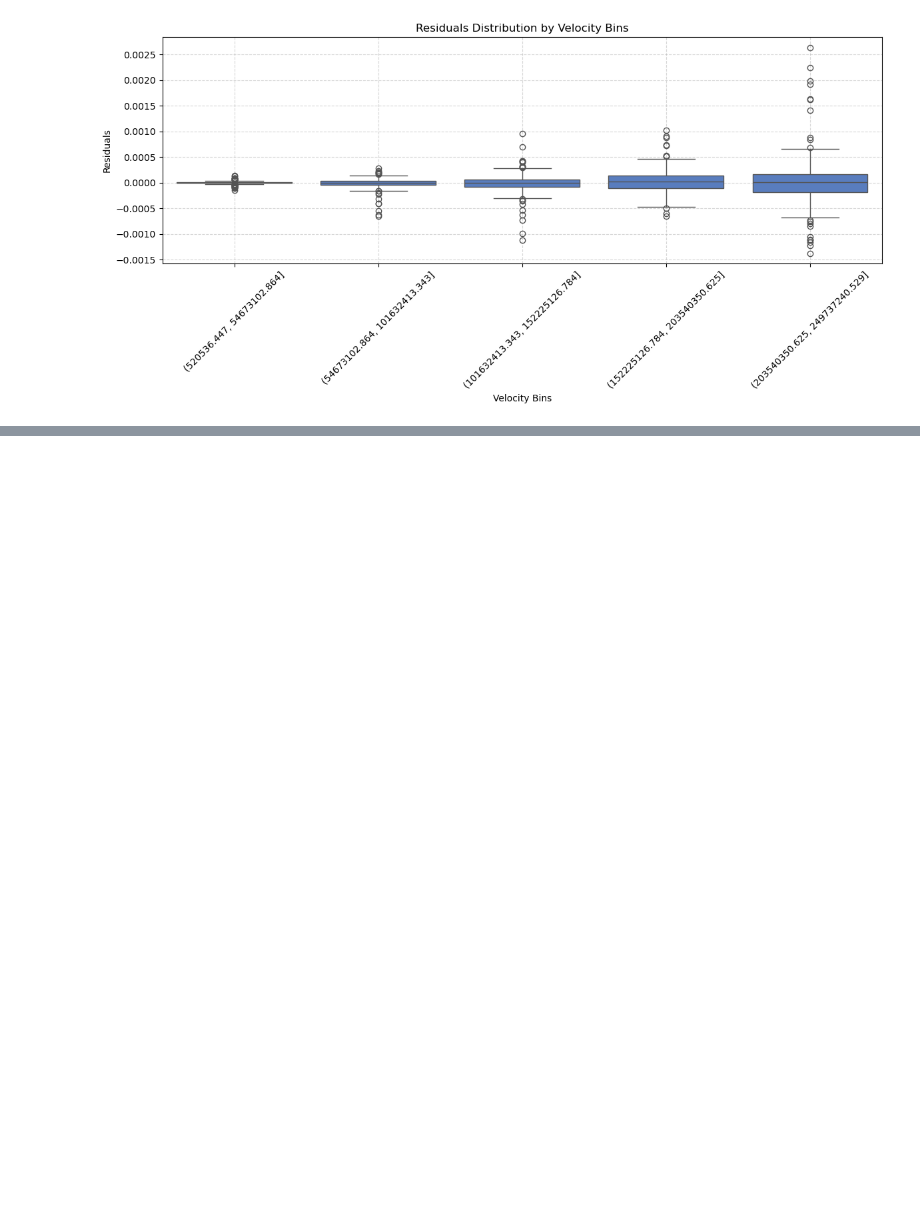
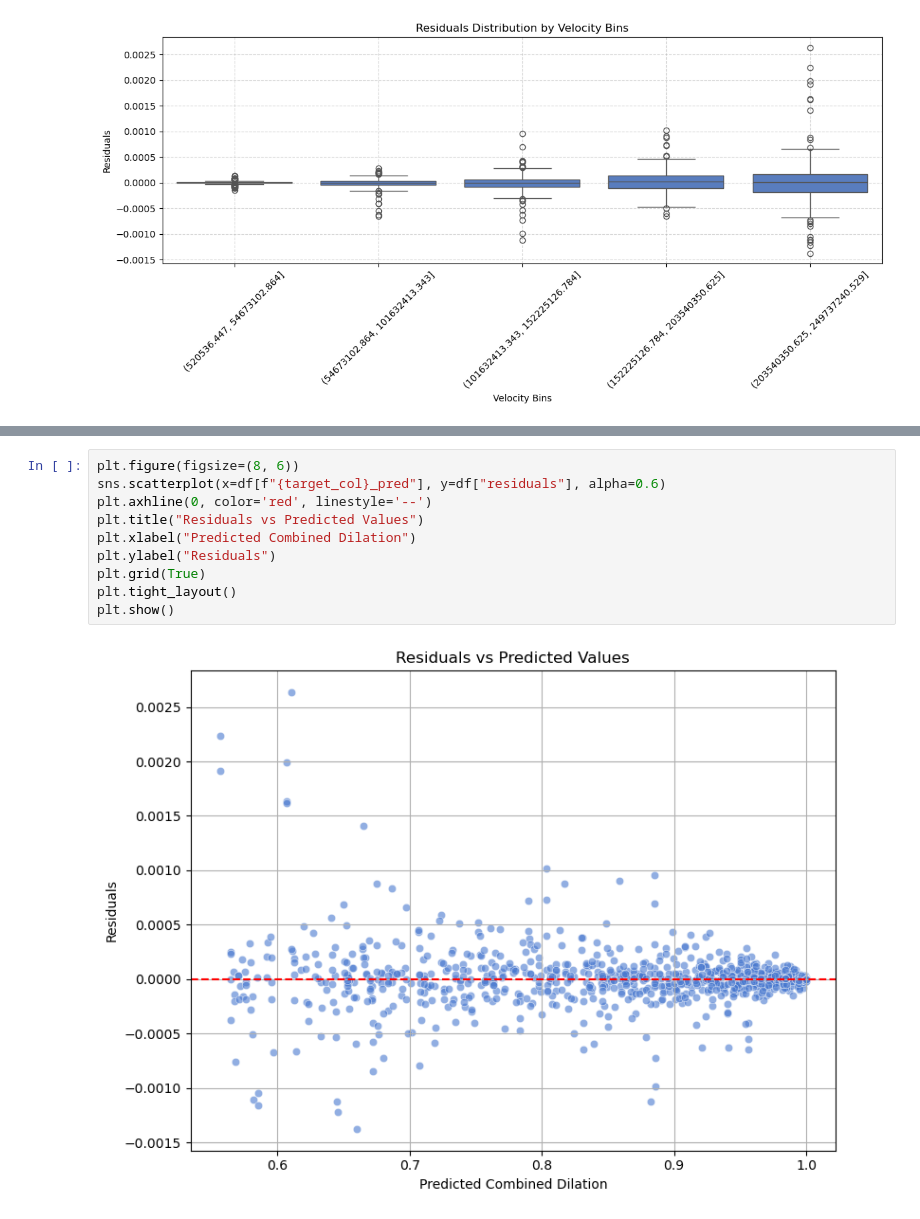
Before and after one commit to jobet1130/gravitime, a Jupyter notebook: notebooks/08_error_analysis.ipynb, the cells around one changed output, grey strips where cells are left out. Saved outputs shown, nothing was run; the diff lists cells and outputs as text; blank space fills up the shorter version.

```diff
--- a/notebooks/08_error_analysis.ipynb
+++ b/notebooks/08_error_analysis.ipynb
@@ -169,0 +195,12 @@ radius_m: Pearson correlation = -0.0042, p-value = 0.8936
+# %%
+plt.figure(figsize=(8, 6))
+sns.scatterplot(x=df[f"{target_col}_pred"], y=df["residuals"], alpha=0.6)
+plt.axhline(0, color='red', linestyle='--')
+plt.title("Residuals vs Predicted Values")
+plt.xlabel("Predicted Combined Dilation")
+plt.ylabel("Residuals")
+plt.grid(True)
+plt.tight_layout()
+plt.show()
+# %% [output]
+[figure, added]
```
Also changed, not shown: parts of 3 cells of this notebook.
